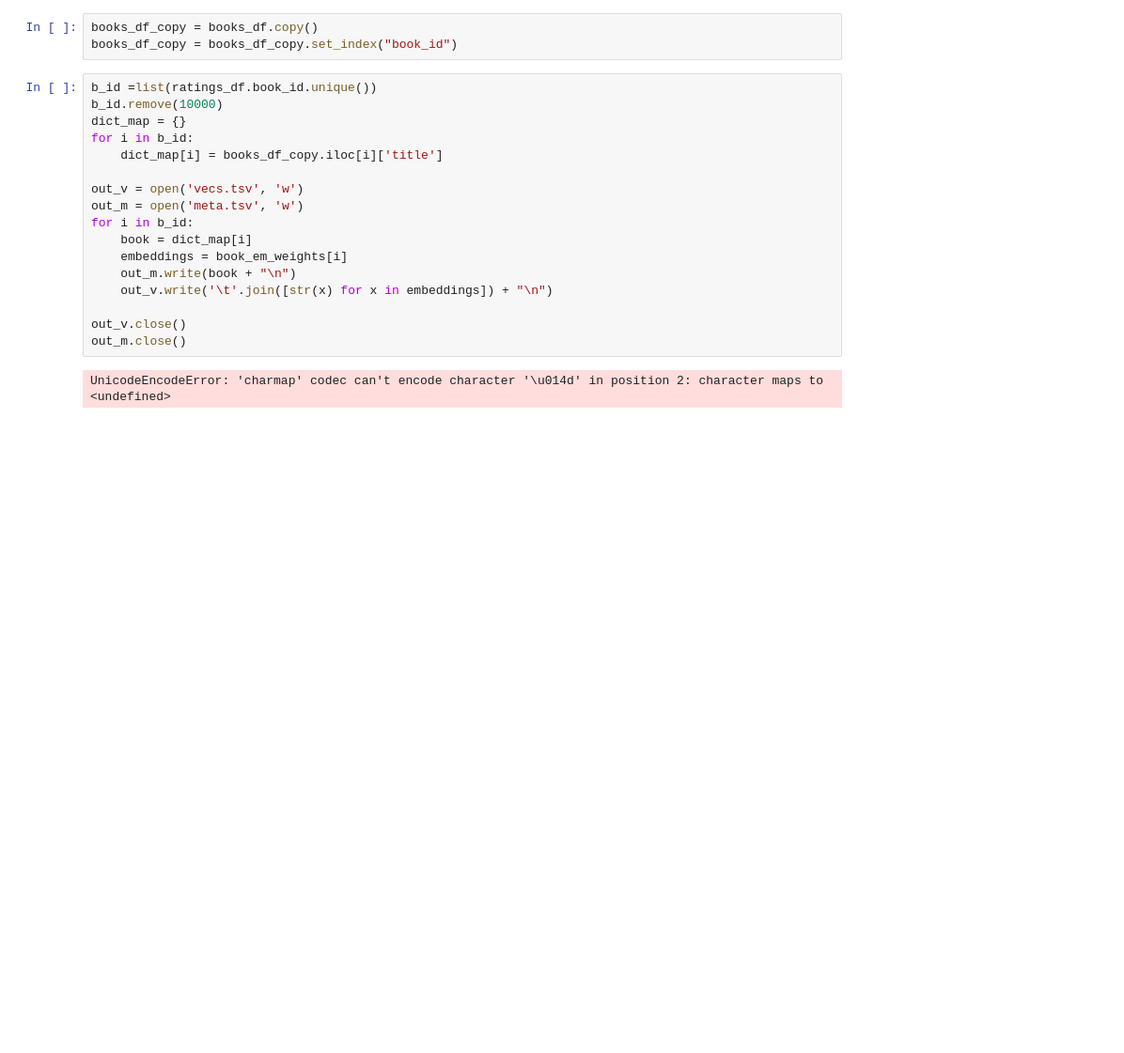
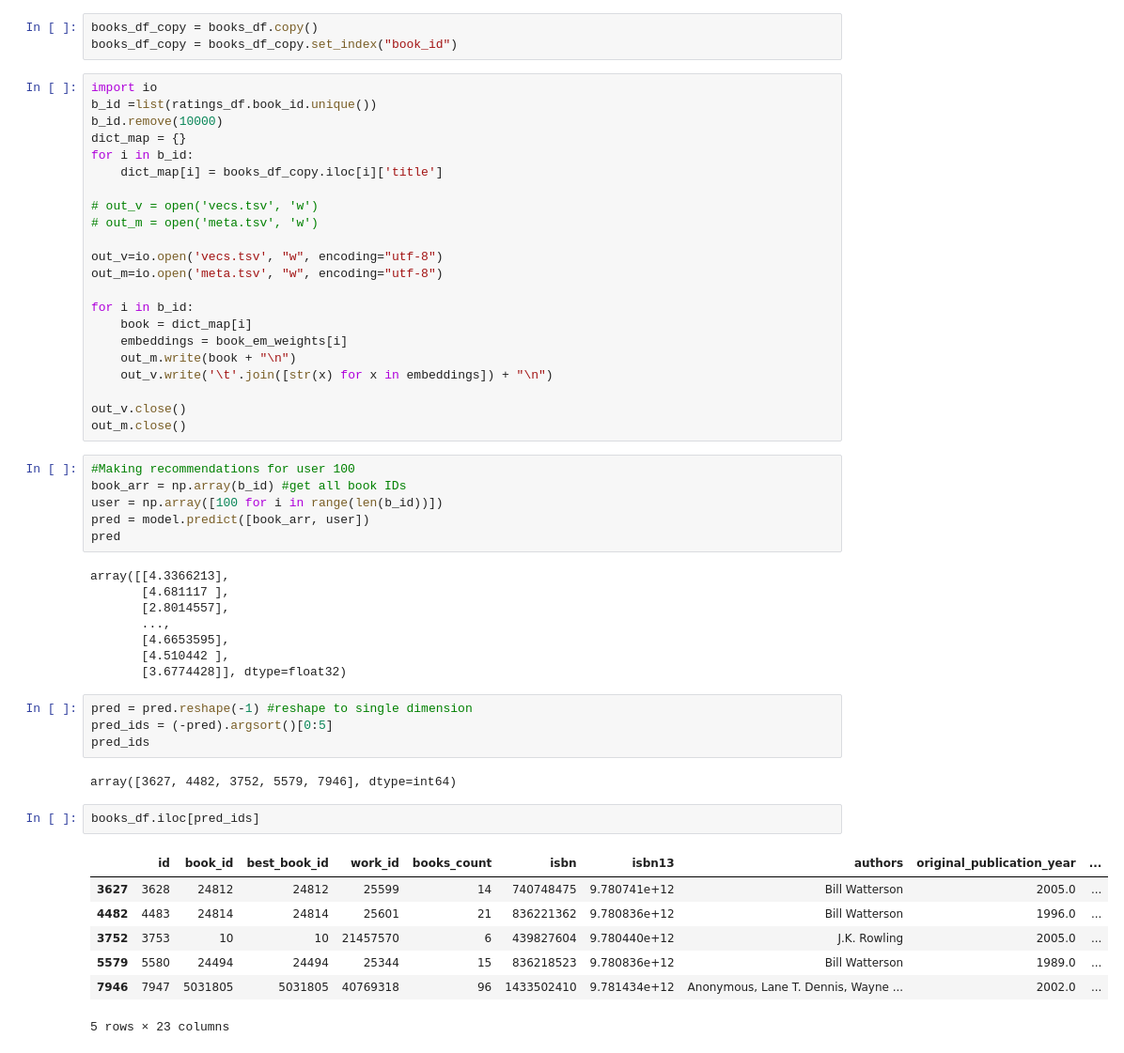
Before and after one commit to anshita22/Recommendation-system, a Jupyter notebook: Recommendation-system-1.ipynb, the cells around one changed output. Shown: that part at 94% size. Cells and saved outputs as stored; diff of their text form; blank space fills up the shorter version.

```diff
--- a/Recommendation-system-1.ipynb
+++ b/Recommendation-system-1.ipynb
@@ -165,14 +165,19 @@ book_em_weights.shape
 books_df_copy = books_df.copy()
 books_df_copy = books_df_copy.set_index("book_id")
 # %%
+import io
 b_id =list(ratings_df.book_id.unique())
 b_id.remove(10000)
 dict_map = {}
 for i in b_id:
     dict_map[i] = books_df_copy.iloc[i]['title']
 
-out_v = open('vecs.tsv', 'w')
-out_m = open('meta.tsv', 'w')
+# out_v = open('vecs.tsv', 'w')
+# out_m = open('meta.tsv', 'w')
+
+out_v=io.open('vecs.tsv', "w", encoding="utf-8")
+out_m=io.open('meta.tsv', "w", encoding="utf-8")
+
 for i in b_id:
     book = dict_map[i]
     embeddings = book_em_weights[i]
@@ -181,5 +186,33 @@ for i in b_id:
 
 out_v.close()
 out_m.close()
-# %% [output]
-UnicodeEncodeError: 'charmap' codec can't encode character '\u014d' in position 2: character maps to <undefined>
+# %%
+#Making recommendations for user 100
+book_arr = np.array(b_id) #get all book IDs
+user = np.array([100 for i in range(len(b_id))])
+pred = model.predict([book_arr, user])
+pred
+# %% [output]
+array([[4.3366213],
+       [4.681117 ],
+       [2.8014557],
+       ...,
+       [4.6653595],
+       [4.510442 ],
+       [3.6774428]], dtype=float32)
+# %%
+pred = pred.reshape(-1) #reshape to single dimension
+pred_ids = (-pred).argsort()[0:5]
+pred_ids
+# %% [output]
+array([3627, 4482, 3752, 5579, 7946], dtype=int64)
+# %%
+books_df.iloc[pred_ids]
+# %% [output]
+|  | id | book_id | best_book_id | work_id | books_count | isbn | isbn13 | authors | original_publication_year | ... |
+| 3627 | 3628 | 24812 | 24812 | 25599 | 14 | 740748475 | 9.780741e+12 | Bill Watterson | 2005.0 | ... |
+| 4482 | 4483 | 24814 | 24814 | 25601 | 21 | 836221362 | 9.780836e+12 | Bill Watterson | 1996.0 | ... |
+| 3752 | 3753 | 10 | 10 | 21457570 | 6 | 439827604 | 9.780440e+12 | J.K. Rowling | 2005.0 | ... |
+| 5579 | 5580 | 24494 | 24494 | 25344 | 15 | 836218523 | 9.780836e+12 | Bill Watterson | 1989.0 | ... |
+| 7946 | 7947 | 5031805 | 5031805 | 40769318 | 96 | 1433502410 | 9.781434e+12 | Anonymous, Lane T. Dennis, Wayne ... | 2002.0 | ... |
+5 rows × 23 columns
```
Also changed, not shown: parts of 2 cells of this notebook, 3 other files.
